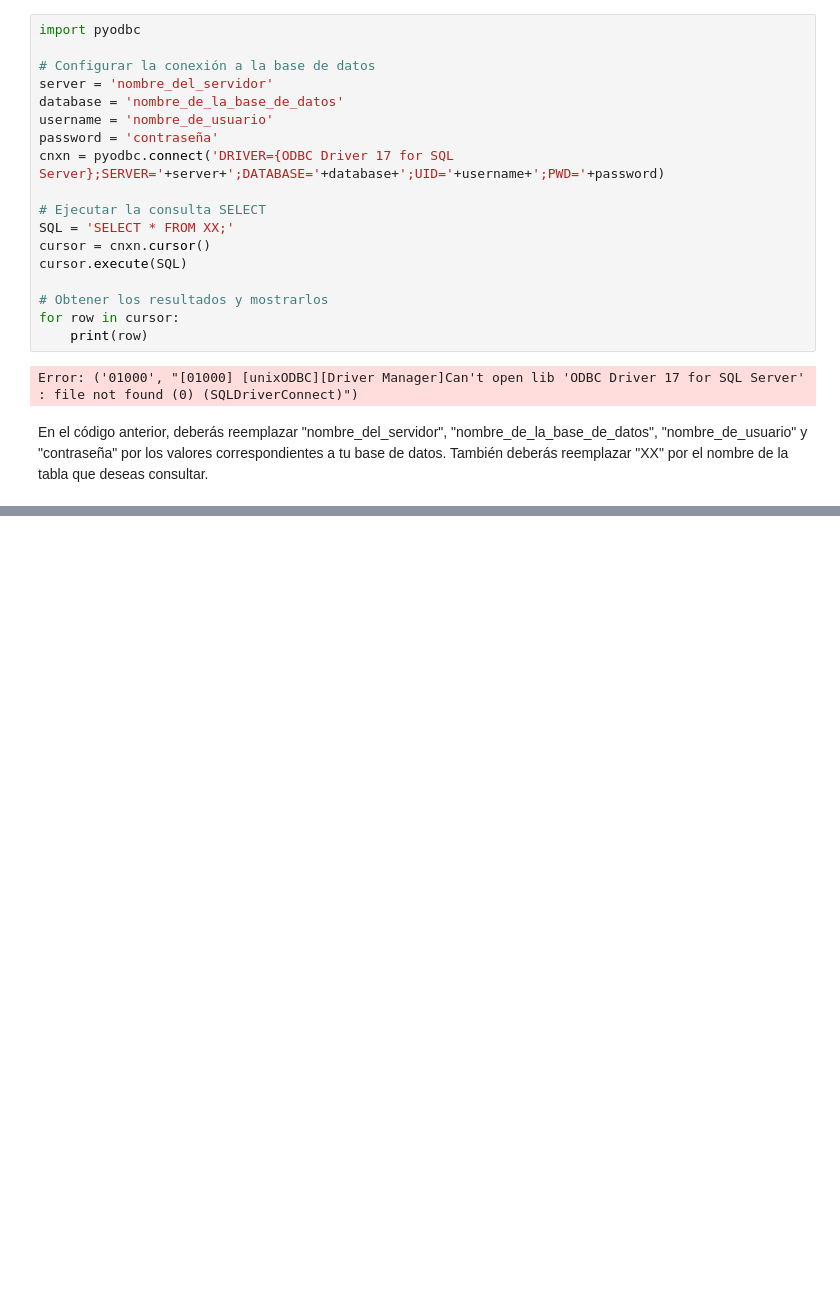
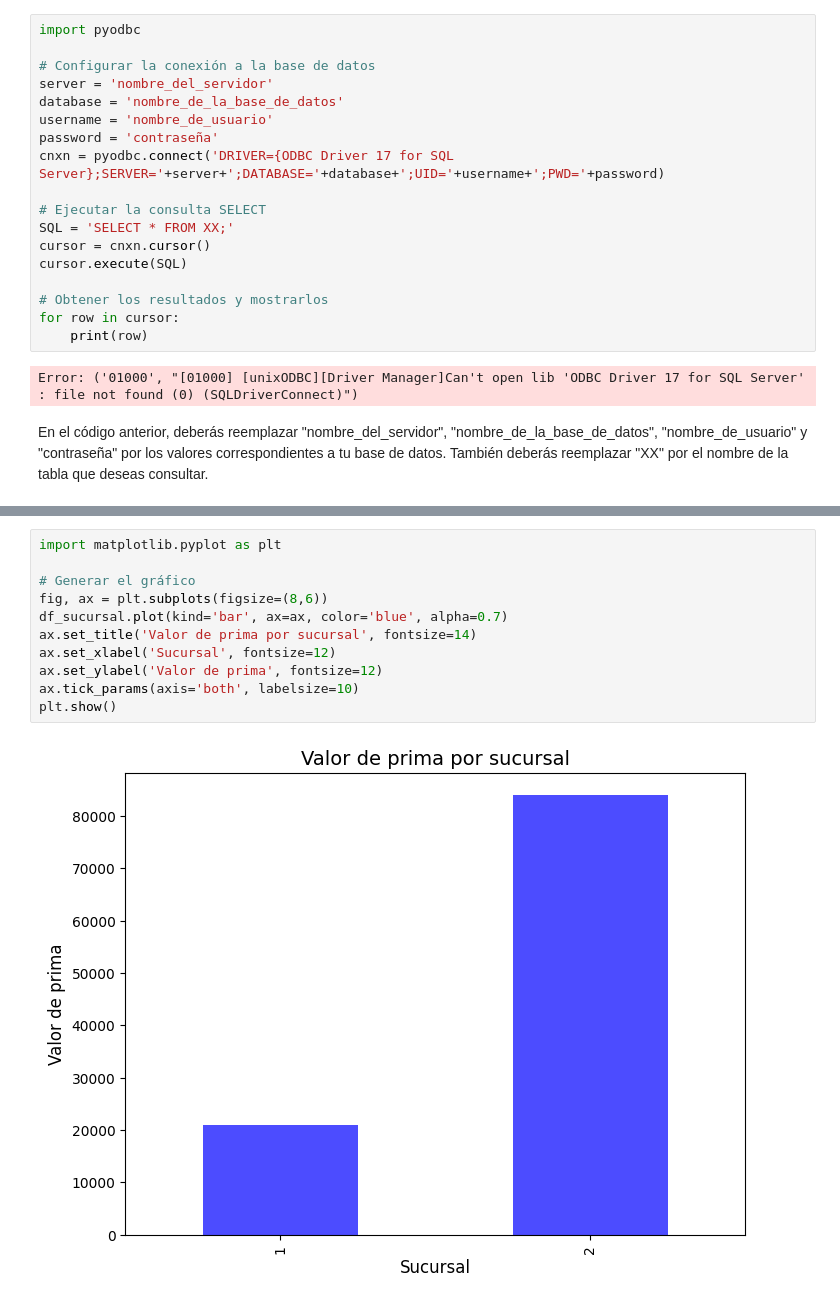
Before and after one commit to fnsalinas/practica_python, a Jupyter notebook: 20230322_hola_mundo.ipynb, the cells around one changed output, grey strips where cells are left out. Drawn from its saved outputs; the diff is of its cells as text; blank space fills up the shorter version.

```diff
--- a/20230322_hola_mundo.ipynb
+++ b/20230322_hola_mundo.ipynb
@@ -73,0 +91,13 @@ En el código anterior, deberás reemplazar "nombre_del_servidor", "nombre_de_la
+# %%
+import matplotlib.pyplot as plt
+
+# Generar el gráfico
+fig, ax = plt.subplots(figsize=(8,6))
+df_sucursal.plot(kind='bar', ax=ax, color='blue', alpha=0.7)
+ax.set_title('Valor de prima por sucursal', fontsize=14)
+ax.set_xlabel('Sucursal', fontsize=12)
+ax.set_ylabel('Valor de prima', fontsize=12)
+ax.tick_params(axis='both', labelsize=10)
+plt.show()
+# %% [output]
+[figure, added]
```
Also changed, not shown: parts of 2 cells of this notebook, 1 other file.
